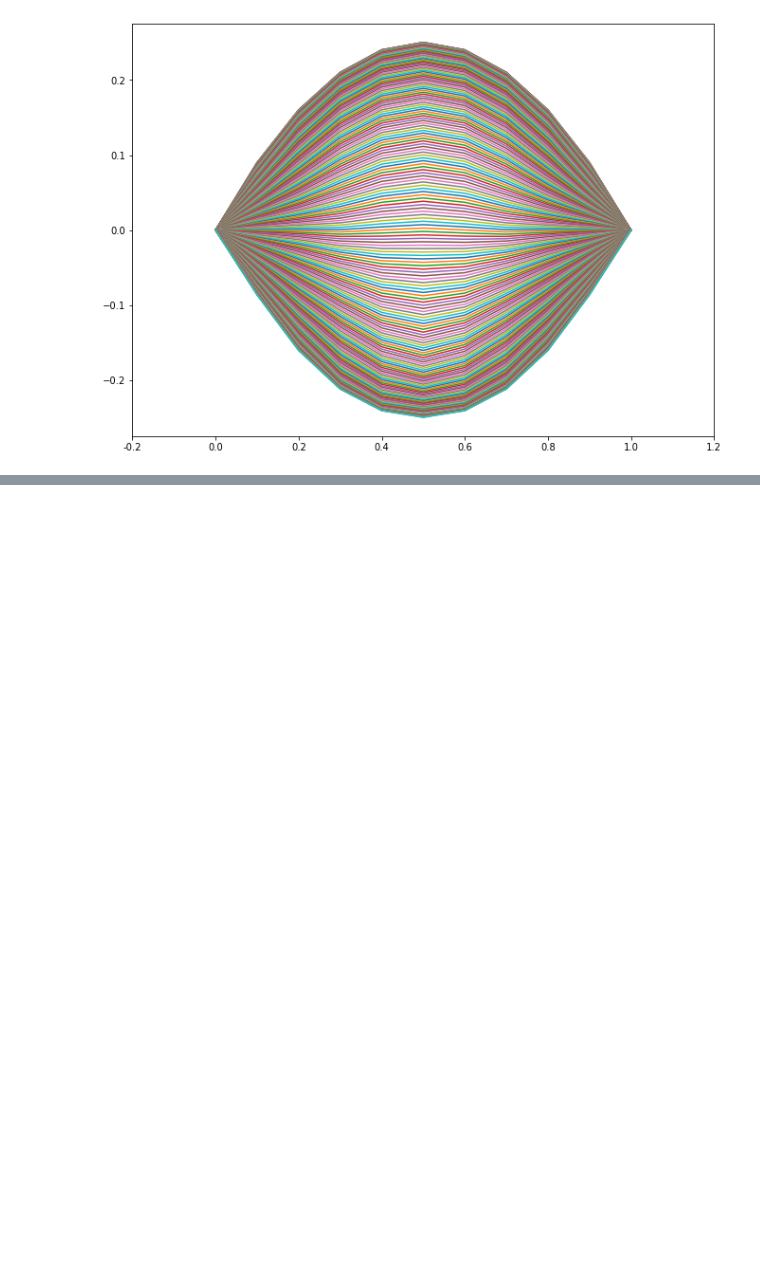
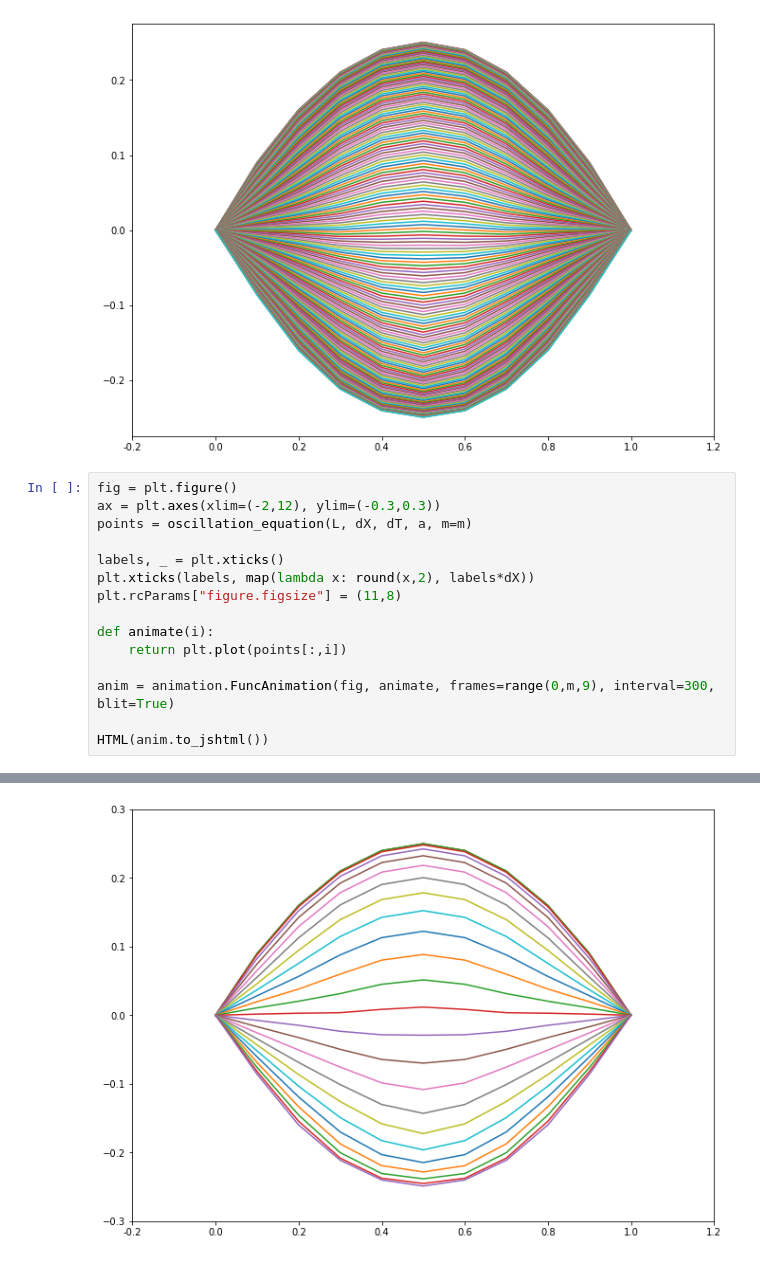
Before and after one commit to endygamedev/university, a Jupyter notebook: 3-course-5-semester/math-modeling/task-11/Oscillation equation.ipynb, the cells around one changed output, grey strips where cells are left out. Saved outputs shown, nothing was run; the diff lists cells and outputs as text; blank space fills up the shorter version.

```diff
--- a/3-course-5-semester/math-modeling/task-11/Oscillation equation.ipynb
+++ b/3-course-5-semester/math-modeling/task-11/Oscillation equation.ipynb
@@ -80,3 +83,19 @@ plt.rcParams["figure.figsize"] = (11,8)
 plt.show()
 # %% [output]
 [figure]
+# %%
+fig = plt.figure()
+ax = plt.axes(xlim=(-2,12), ylim=(-0.3,0.3))
+points = oscillation_equation(L, dX, dT, a, m=m)
+
+labels, _ = plt.xticks()
+plt.xticks(labels, map(lambda x: round(x,2), labels*dX))
+plt.rcParams["figure.figsize"] = (11,8)
+
+def animate(i):
+    return plt.plot(points[:,i])
+
+anim = animation.FuncAnimation(fig, animate, frames=range(0,m,9), interval=300, blit=True)
+
+HTML(anim.to_jshtml())
+# %% [output]
@@ -82,0 +103 @@ plt.show()
+[figure, added]
```
Also changed, not shown: parts of 3 cells of this notebook, 39 other files.
